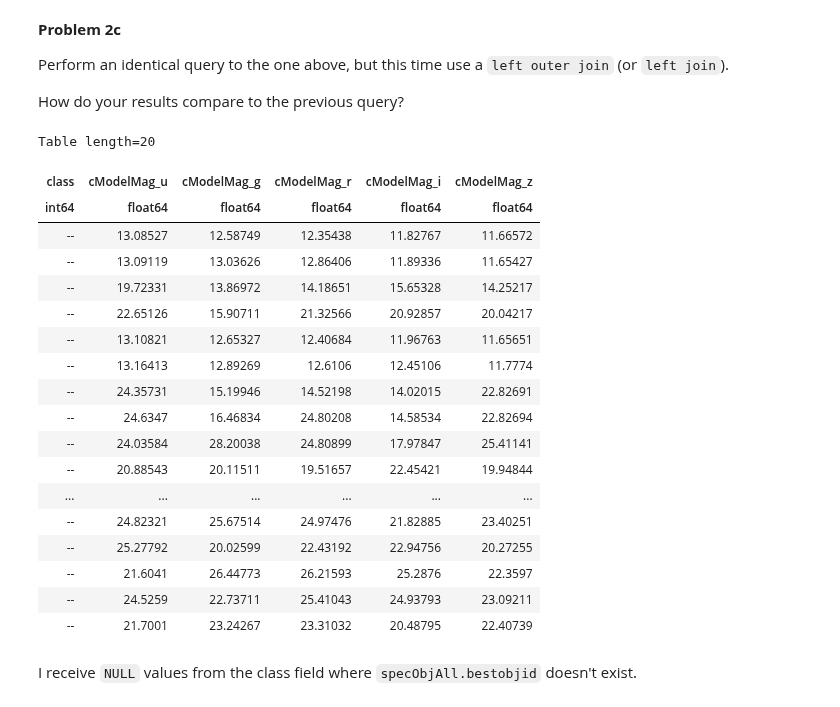
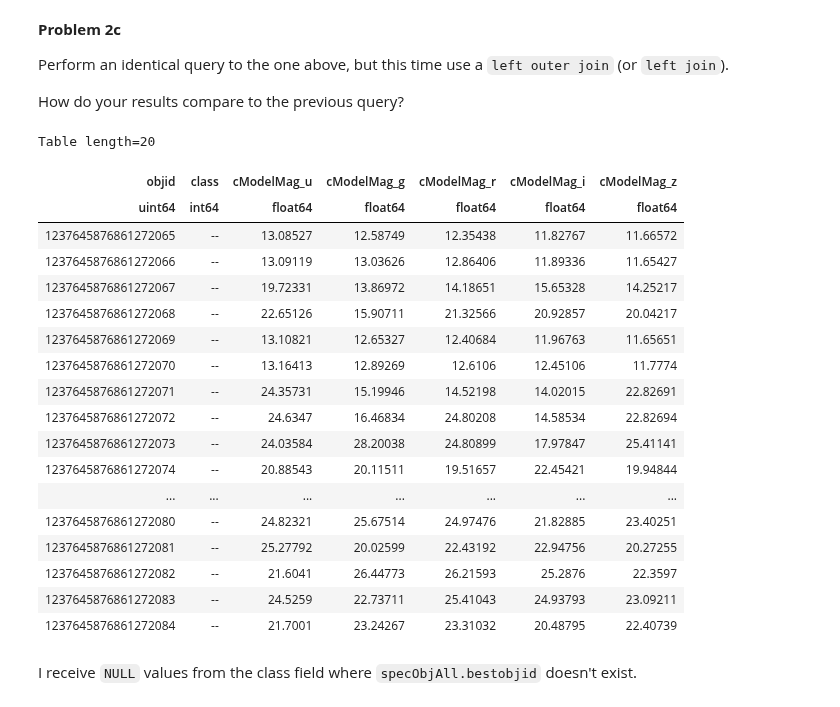
Before and after one commit to ASTR154/sql-tutorial, a Jupyter notebook: IntroToSQLite.ipynb, the cells around one changed output. Drawn from its saved outputs; the diff is of its cells as text; code cells hidden in the pictures.

```diff
--- a/IntroToSQLite.ipynb
+++ b/IntroToSQLite.ipynb
@@ -190,28 +190,28 @@ Perform an identical query to the one above, but this time use a `left outer joi
 
 How do your results compare to the previous query?
 # %%
-SDSS.query_sql("""SELECT TOP 20 class, cModelMag_u, cModelMag_g, cModelMag_r, cModelMag_i, cModelMag_z FROM PhotoObjAll
+SDSS.query_sql("""SELECT TOP 20 objid, class, cModelMag_u, cModelMag_g, cModelMag_r, cModelMag_i, cModelMag_z FROM PhotoObjAll
                     LEFT OUTER JOIN specObjAll on PhotoObjAll.objid = specObjAll.bestobjid""")
 # %% [output]
 Table length=20
-| class | cModelMag_u | cModelMag_g | cModelMag_r | cModelMag_i | cModelMag_z |
-| int64 | float64 | float64 | float64 | float64 | float64 |
-| -- | 13.08527 | 12.58749 | 12.35438 | 11.82767 | 11.66572 |
-| -- | 13.09119 | 13.03626 | 12.86406 | 11.89336 | 11.65427 |
-| -- | 19.72331 | 13.86972 | 14.18651 | 15.65328 | 14.25217 |
-| -- | 22.65126 | 15.90711 | 21.32566 | 20.92857 | 20.04217 |
-| -- | 13.10821 | 12.65327 | 12.40684 | 11.96763 | 11.65651 |
-| -- | 13.16413 | 12.89269 | 12.6106 | 12.45106 | 11.7774 |
-| -- | 24.35731 | 15.19946 | 14.52198 | 14.02015 | 22.82691 |
-| -- | 24.6347 | 16.46834 | 24.80208 | 14.58534 | 22.82694 |
-| -- | 24.03584 | 28.20038 | 24.80899 | 17.97847 | 25.41141 |
-| -- | 20.88543 | 20.11511 | 19.51657 | 22.45421 | 19.94844 |
-| ... | ... | ... | ... | ... | ... |
-| -- | 24.82321 | 25.67514 | 24.97476 | 21.82885 | 23.40251 |
-| -- | 25.27792 | 20.02599 | 22.43192 | 22.94756 | 20.27255 |
-| -- | 21.6041 | 26.44773 | 26.21593 | 25.2876 | 22.3597 |
-| -- | 24.5259 | 22.73711 | 25.41043 | 24.93793 | 23.09211 |
-| -- | 21.7001 | 23.24267 | 23.31032 | 20.48795 | 22.40739 |
+| objid | class | cModelMag_u | cModelMag_g | cModelMag_r | cModelMag_i | cModelMag_z |
+| uint64 | int64 | float64 | float64 | float64 | float64 | float64 |
+| 1237645876861272065 | -- | 13.08527 | 12.58749 | 12.35438 | 11.82767 | 11.66572 |
+| 1237645876861272066 | -- | 13.09119 | 13.03626 | 12.86406 | 11.89336 | 11.65427 |
+| 1237645876861272067 | -- | 19.72331 | 13.86972 | 14.18651 | 15.65328 | 14.25217 |
+| 1237645876861272068 | -- | 22.65126 | 15.90711 | 21.32566 | 20.92857 | 20.04217 |
+| 1237645876861272069 | -- | 13.10821 | 12.65327 | 12.40684 | 11.96763 | 11.65651 |
+| 1237645876861272070 | -- | 13.16413 | 12.89269 | 12.6106 | 12.45106 | 11.7774 |
+| 1237645876861272071 | -- | 24.35731 | 15.19946 | 14.52198 | 14.02015 | 22.82691 |
+| 1237645876861272072 | -- | 24.6347 | 16.46834 | 24.80208 | 14.58534 | 22.82694 |
+| 1237645876861272073 | -- | 24.03584 | 28.20038 | 24.80899 | 17.97847 | 25.41141 |
+| 1237645876861272074 | -- | 20.88543 | 20.11511 | 19.51657 | 22.45421 | 19.94844 |
+| ... | ... | ... | ... | ... | ... | ... |
+| 1237645876861272080 | -- | 24.82321 | 25.67514 | 24.97476 | 21.82885 | 23.40251 |
+| 1237645876861272081 | -- | 25.27792 | 20.02599 | 22.43192 | 22.94756 | 20.27255 |
+| 1237645876861272082 | -- | 21.6041 | 26.44773 | 26.21593 | 25.2876 | 22.3597 |
+| 1237645876861272083 | -- | 24.5259 | 22.73711 | 25.41043 | 24.93793 | 23.09211 |
+| 1237645876861272084 | -- | 21.7001 | 23.24267 | 23.31032 | 20.48795 | 22.40739 |
 # %% [markdown]
 I receive `NULL` values from the class field where `specObjAll.bestobjid` doesn't exist.
 # %% [markdown]
```
Also changed, not shown: parts of 2 cells of this notebook.
